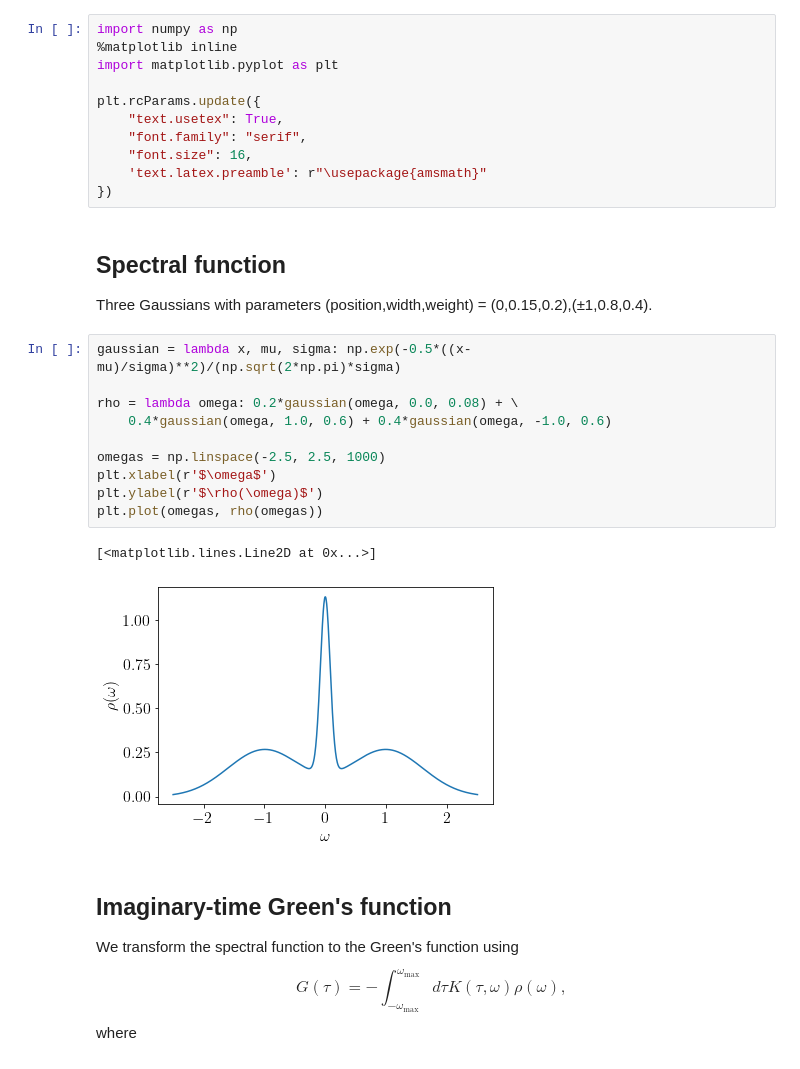
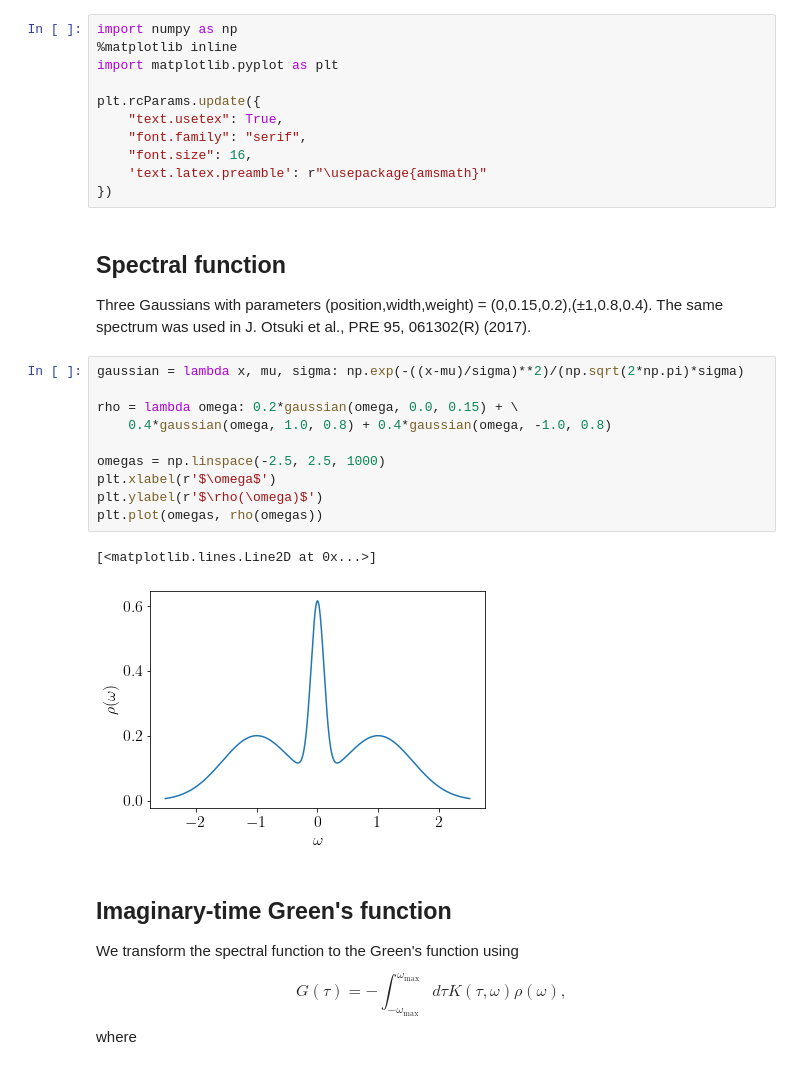
Before and after one commit to shinaoka/numerical_recipes_many_body_physics, a Jupyter notebook: section5.ipynb, the cells around one changed output. Saved outputs shown, nothing was run; the diff lists cells and outputs as text.

```diff
--- a/section5.ipynb
+++ b/section5.ipynb
@@ -14,19 +14,20 @@ plt.rcParams.update({
 # %% [markdown]
 ## Spectral function
 Three Gaussians with parameters (position,width,weight) = (0,0.15,0.2),(±1,0.8,0.4).
+The same spectrum was used in J. Otsuki et al., PRE 95, 061302(R) (2017).
 # %%
-gaussian = lambda x, mu, sigma: np.exp(-0.5*((x-mu)/sigma)**2)/(np.sqrt(2*np.pi)*sigma)
+gaussian = lambda x, mu, sigma: np.exp(-((x-mu)/sigma)**2)/(np.sqrt(2*np.pi)*sigma)
 
-rho = lambda omega: 0.2*gaussian(omega, 0.0, 0.08) + \
-    0.4*gaussian(omega, 1.0, 0.6) + 0.4*gaussian(omega, -1.0, 0.6)
+rho = lambda omega: 0.2*gaussian(omega, 0.0, 0.15) + \
+    0.4*gaussian(omega, 1.0, 0.8) + 0.4*gaussian(omega, -1.0, 0.8)
 
 omegas = np.linspace(-2.5, 2.5, 1000)
 plt.xlabel(r'$\omega$')
 plt.ylabel(r'$\rho(\omega)$')
 plt.plot(omegas, rho(omegas))
 # %% [output]
 [<matplotlib.lines.Line2D at 0x...>]
-[figure, old version]
+[figure, new version]
 # %% [markdown]
 ## Imaginary-time Green's function
 
```
Also changed, not shown: parts of 6 cells of this notebook, 8 other files.
